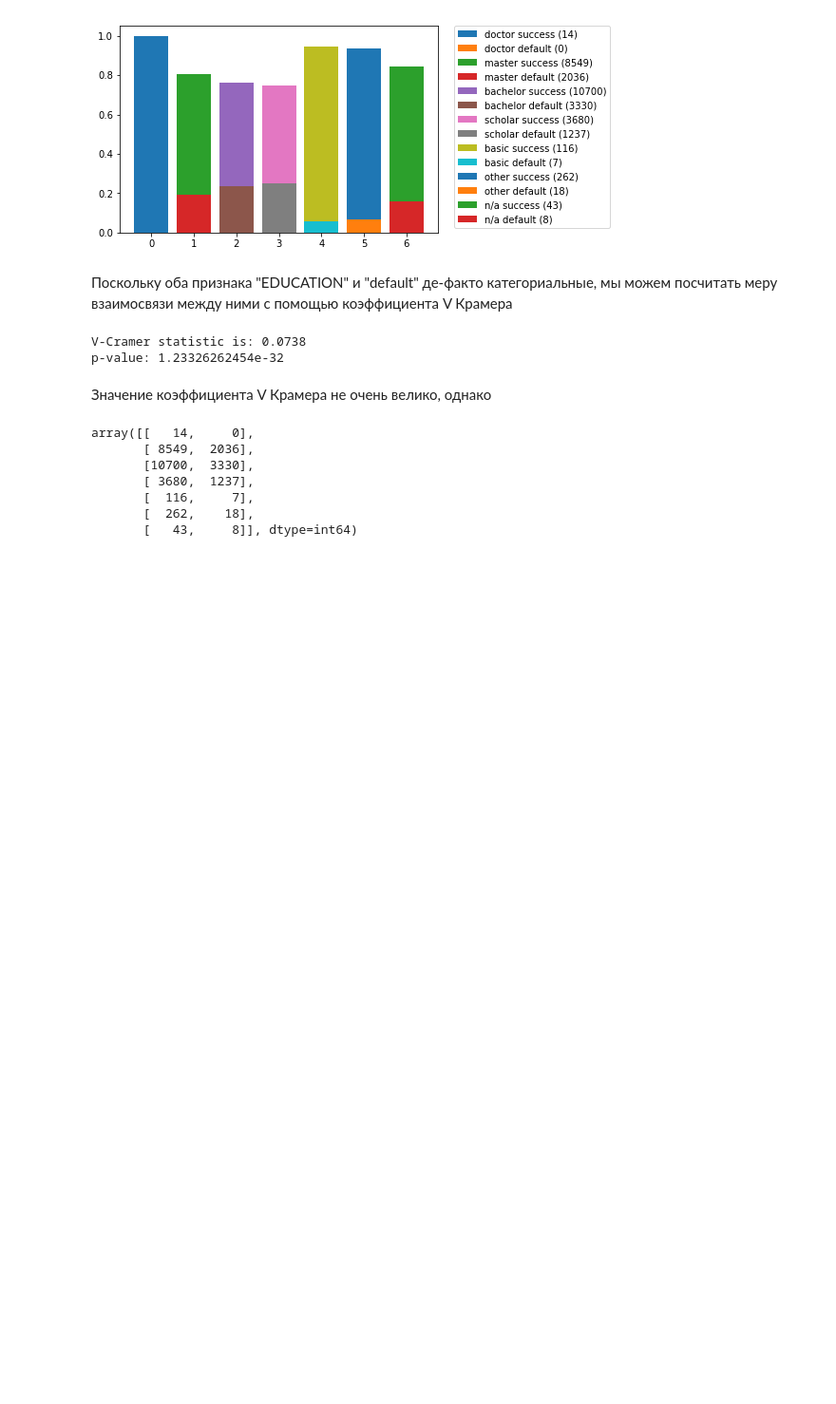
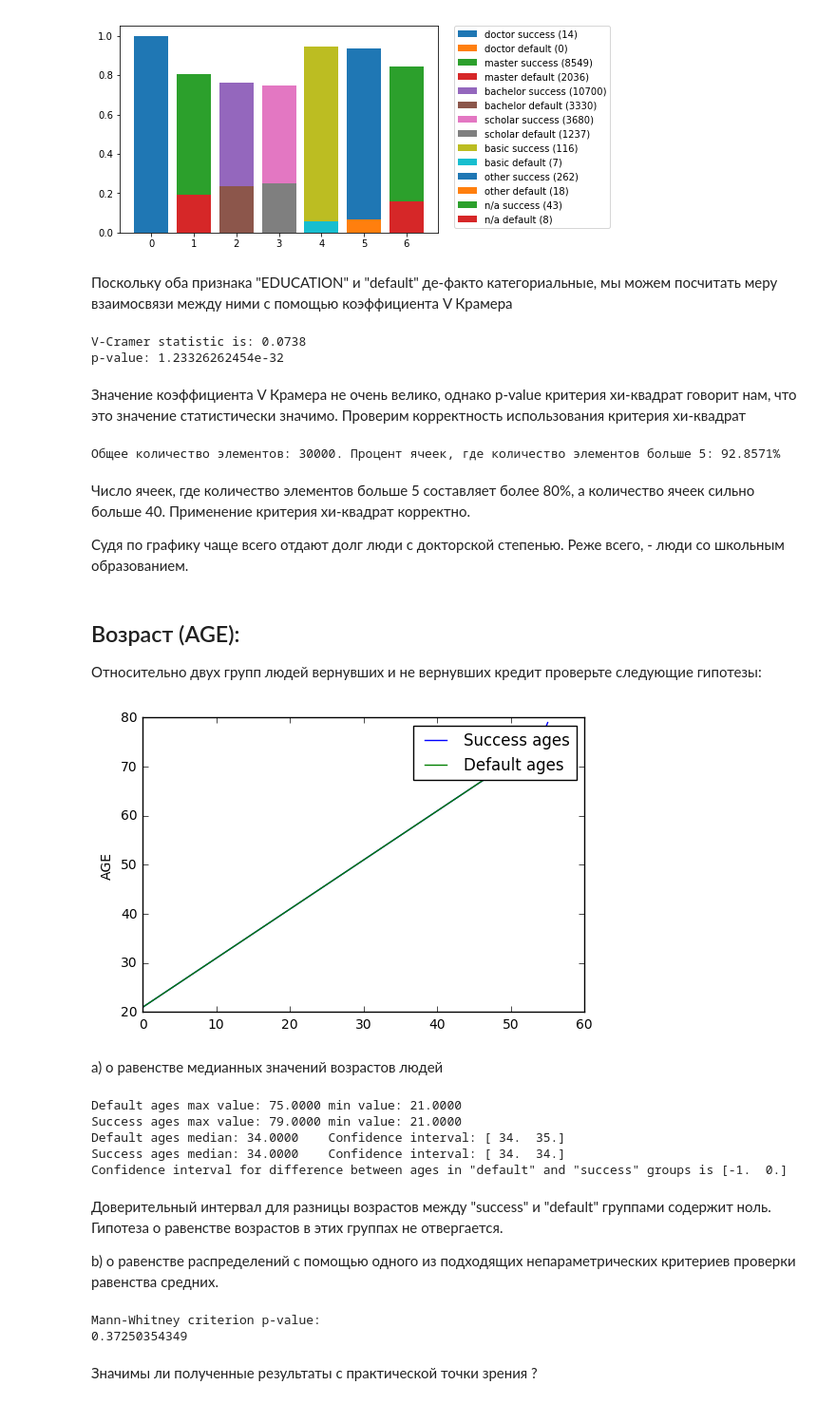
Before and after one commit to Agaspher20/DataAnalisysMipt, a Jupyter notebook: Python/4. StatsDataAnalysis/peer_graded.ipynb, the cells around one changed output. Shown at 95% size. Cells and saved outputs as stored; diff of their text form; code cells hidden in the pictures; blank space fills up the shorter version.

```diff
--- a/Python/4. StatsDataAnalysis/peer_graded.ipynb
+++ b/Python/4. StatsDataAnalysis/peer_graded.ipynb
@@ -234,14 +242,61 @@ print "p-value:", stats.chi2_contingency(edu_contingency_table)[1]
 V-Cramer statistic is: 0.0738
 p-value: 1.23326262454e-32
 # %% [markdown]
-Значение коэффициента V Крамера не очень велико, однако
+Значение коэффициента V Крамера не очень велико, однако p-value критерия хи-квадрат говорит нам, что это значение статистически значимо.
+Проверим корректность использования критерия хи-квадрат
-# %%
-edu_contingency_table
-# %% [output]
-array([[   14,     0],
-       [ 8549,  2036],
-       [10700,  3330],
-       [ 3680,  1237],
-       [  116,     7],
-       [  262,    18],
-       [   43,     8]], dtype=int64)
+# %%
+edu_contingency_table_cells = edu_contingency_table.reshape(-1)
+count_is_enough = len(filter(lambda val: val > 5, edu_contingency_table_cells))
+all_cells_count = len(edu_contingency_table_cells)
+elements_count = sum(edu_contingency_table_cells)
+print u"Общее количество элементов: %i. Процент ячеек, где количество элементов больше 5: %.4f%%" % (elements_count,(float(count_is_enough)*100/all_cells_count))
+# %% [output]
+Общее количество элементов: 30000. Процент ячеек, где количество элементов больше 5: 92.8571%
+# %% [markdown]
+Число ячеек, где количество элементов больше 5 составляет более 80%, а количество ячеек сильно больше 40.
+Применение критерия хи-квадрат корректно.
+
+Судя по графику чаще всего отдают долг люди с докторской степенью. Реже всего, - люди со школьным образованием.
+# %% [markdown]
+## Возраст (AGE):
+Относительно двух групп людей вернувших и не вернувших кредит проверьте следующие гипотезы:
+# %%
+default_group_ages = default_group["AGE"].as_matrix()
+success_group_ages = success_group["AGE"].as_matrix()
+pylab.ylabel("AGE")
+pylab.plot(sorted(list(set(success_group_ages))), label="Success ages")
+pylab.plot(sorted(list(set(default_group_ages))), label="Default ages")
+pylab.legend()
+pylab.show()
+# %% [output]
+[figure, added]
+# %% [markdown]
+a) о равенстве медианных значений возрастов людей
+# %%
+default_ages_confint = calculate_median_confidence_interval(default_group_ages, samples_count, alpha)
+success_ages_confint = calculate_median_confidence_interval(success_group_ages, samples_count, alpha)
+median_delta_ages_confint = compare_distributions(success_group_ages, default_group_ages, samples_count, alpha)
+print "Default ages max value: %.4f\tmin value: %.4f" % (np.max(default_group_ages), np.min(default_group_ages))
+print "Success ages max value: %.4f\tmin value: %.4f" % (np.max(success_group_ages), np.min(success_group_ages))
+print "Default ages median: %.4f\tConfidence interval: %s" % default_ages_confint
+print "Success ages median: %.4f\tConfidence interval: %s" % success_ages_confint
+print "Confidence interval for difference between ages in \"default\" and \"success\" groups is %s" % median_delta_ages_confint
+# %% [output]
+Default ages max value: 75.0000 min value: 21.0000
+Success ages max value: 79.0000 min value: 21.0000
+Default ages median: 34.0000    Confidence interval: [ 34.  35.]
+Success ages median: 34.0000    Confidence interval: [ 34.  34.]
+Confidence interval for difference between ages in "default" and "success" groups is [-1.  0.]
+# %% [markdown]
+Доверительный интервал для разницы возрастов между \"success\" и \"default\" группами содержит ноль.
+Гипотеза о равенстве возрастов в этих группах не отвергается.
+
+b) о равенстве распределений с помощью одного из подходящих непараметрических критериев проверки равенства средних.
+# %%
+print "Mann-Whitney criterion p-value:"
+print stats.mannwhitneyu(default_group_ages, success_group_ages, alternative="two-sided").pvalue
+# %% [output]
+Mann-Whitney criterion p-value:
+0.37250354349
+# %% [markdown]
+Значимы ли полученные результаты с практической точки зрения ?
```
Also changed, not shown: parts of 3 cells of this notebook.
